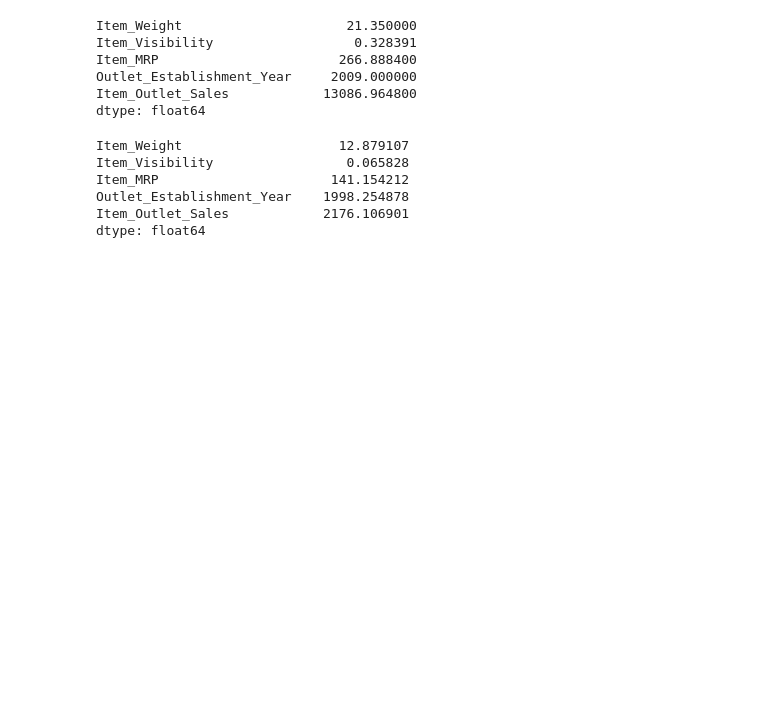
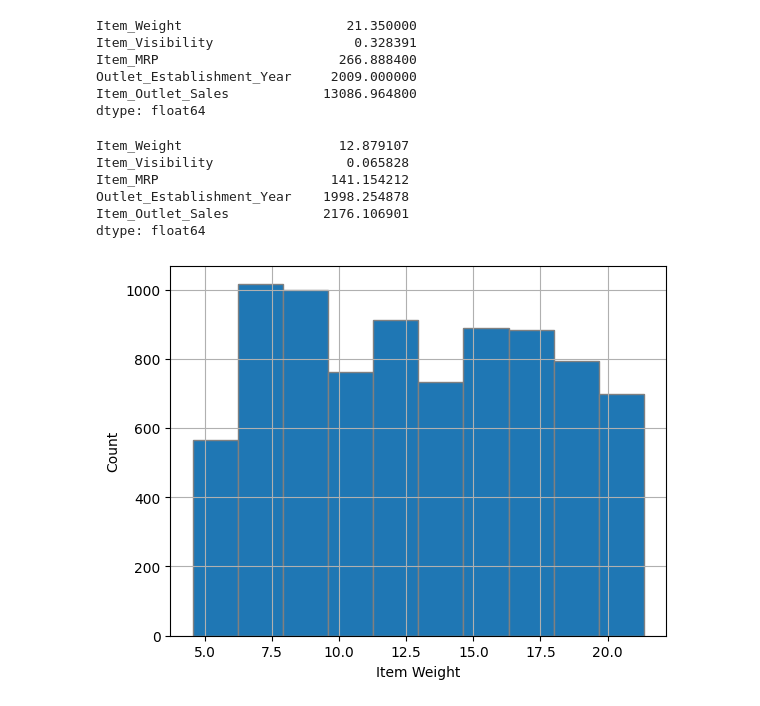
Before and after one commit to fabianestayt/predicciones-de-ventas, a Jupyter notebook: Predicciones.ipynb, the cells around one changed output. Drawn from its saved outputs; the diff is of its cells as text; code cells hidden in the pictures; blank space fills up the shorter version.

```diff
--- a/Predicciones.ipynb
+++ b/Predicciones.ipynb
@@ -240,3 +240,10 @@ Item_MRP                      141.154212
 Outlet_Establishment_Year    1998.254878
 Item_Outlet_Sales            2176.106901
 dtype: float64
+# %%
+df['Item_Weight'].hist(edgecolor='grey')
+plt.xlabel('Item Weight')
+plt.ylabel('Count')
+plt.show()
+# %% [output]
+[figure, added]
```
Also changed, not shown: parts of 17 cells of this notebook.
